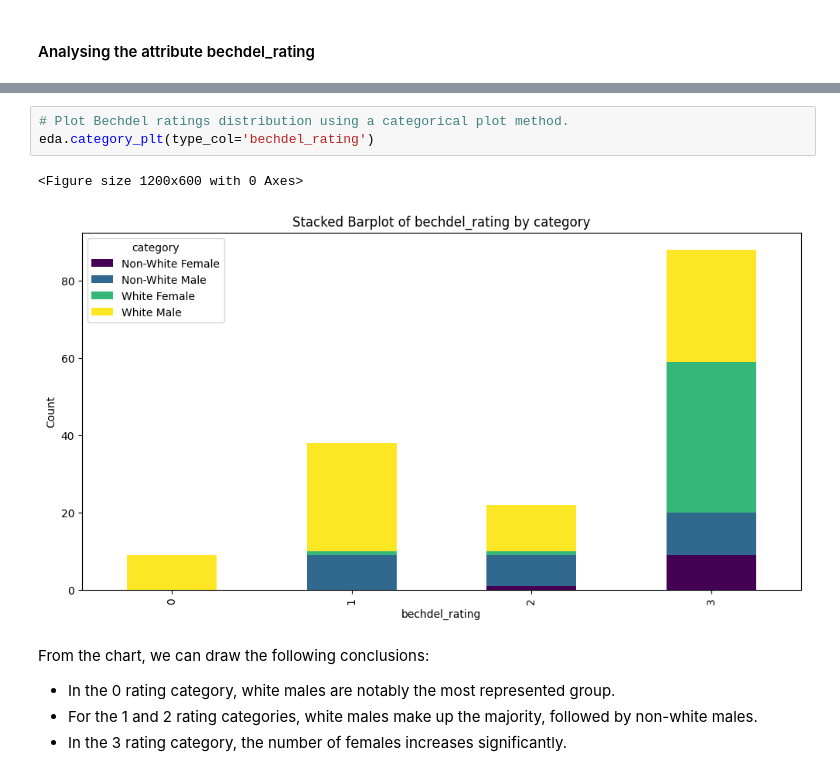
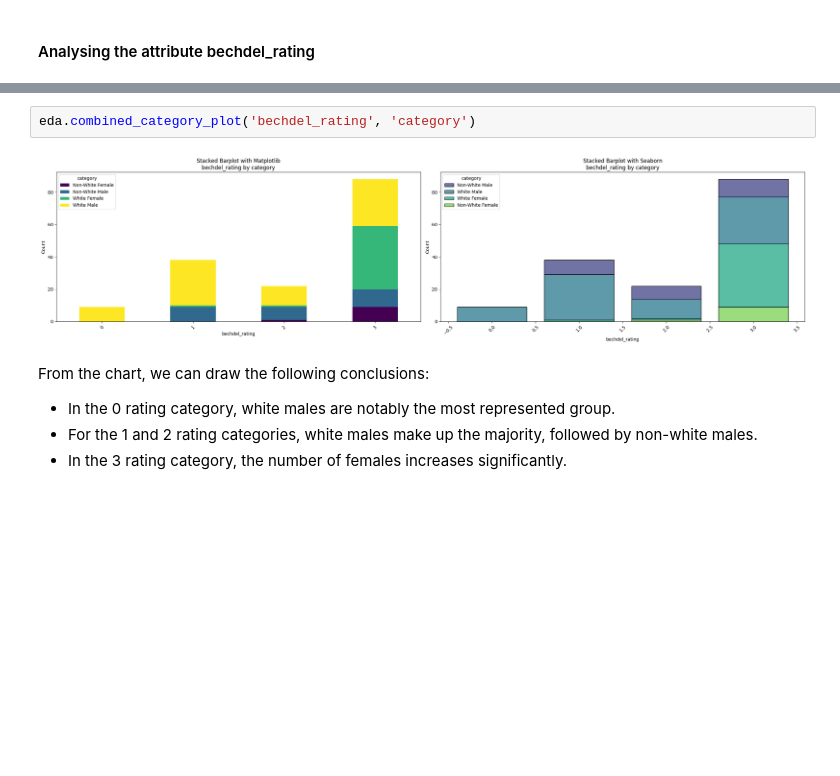
Before and after one commit to qdou14/Biopic_analysis_project_4, a Jupyter notebook: biogic_analysis.ipynb, the cells around one changed output, grey strips where cells are left out. Saved outputs shown, nothing was run; the diff lists cells and outputs as text; blank space fills up the shorter version.

```diff
--- a/biogic_analysis.ipynb
+++ b/biogic_analysis.ipynb
@@ -352,9 +318,7 @@ Name: count, dtype: int64
-# %%
-# Plot Bechdel ratings distribution using a categorical plot method.
-eda.category_plt(type_col='bechdel_rating')
-# %% [output]
-<Figure size 1200x600 with 0 Axes>
-[figure, removed]
+# %%
+eda.combined_category_plot('bechdel_rating', 'category')
+# %% [output]
+[figure, added]
 # %% [markdown]
 From the chart, we can draw the following conclusions:
 
```
Also changed, not shown: parts of 64 cells of this notebook, 6 other files.
